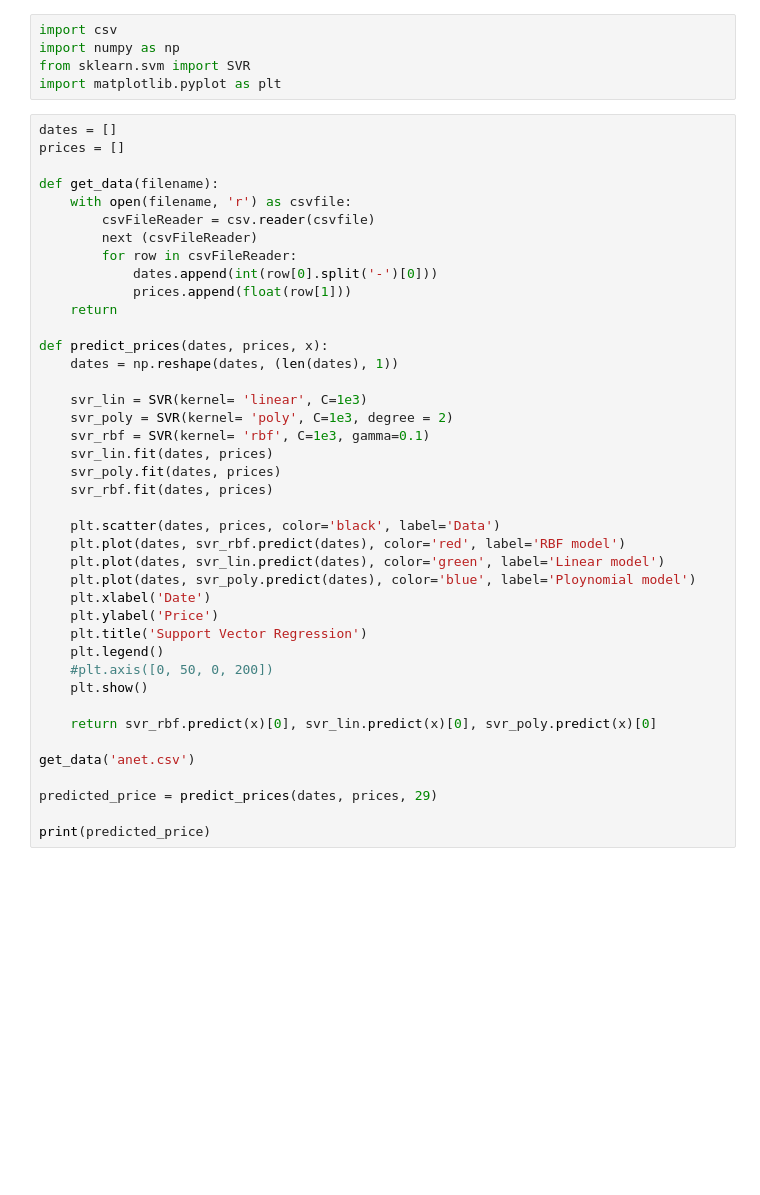
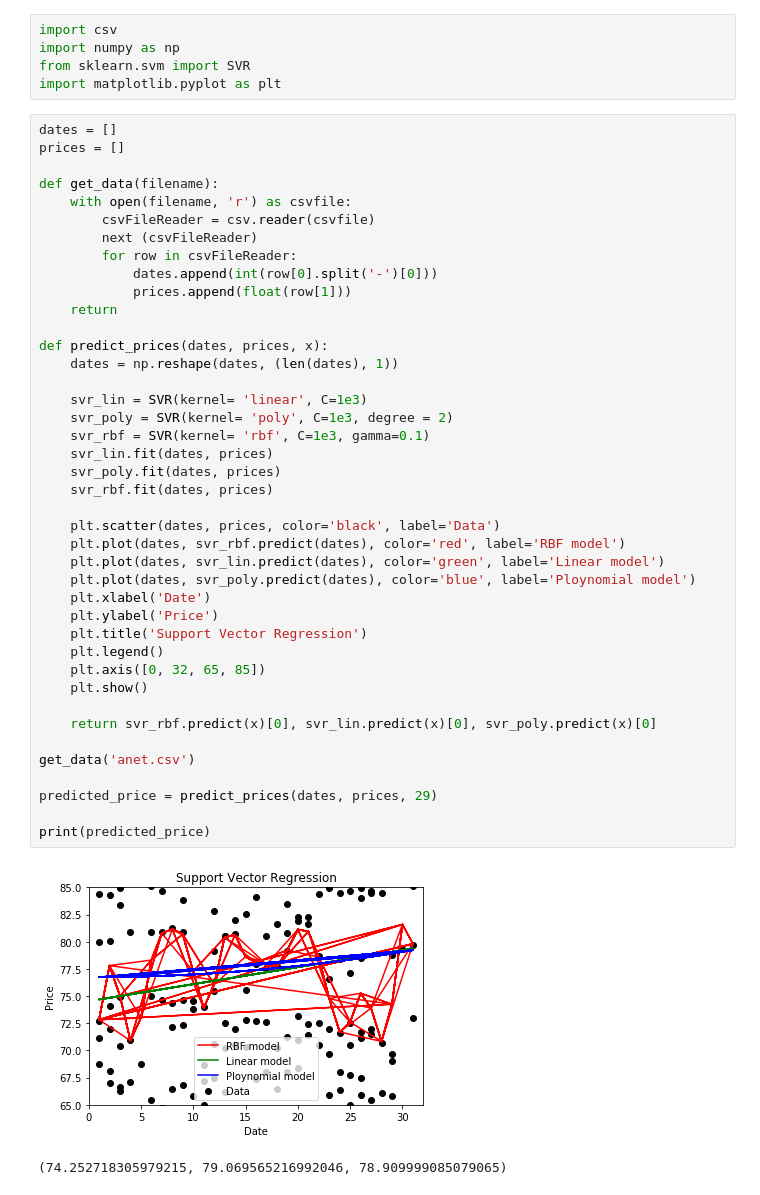
Before and after one commit to pcraman/LearnPython, a Jupyter notebook: Regression/PredictStockPrices.ipynb, the cells around one changed output. Cells and saved outputs as stored; diff of their text form; blank space fills up the shorter version.

```diff
--- a/Regression/PredictStockPrices.ipynb
+++ b/Regression/PredictStockPrices.ipynb
@@ -16,31 +16,34 @@ def get_data(filename):
             prices.append(float(row[1]))
     return
 
 def predict_prices(dates, prices, x):
     dates = np.reshape(dates, (len(dates), 1))
 
     svr_lin = SVR(kernel= 'linear', C=1e3)
     svr_poly = SVR(kernel= 'poly', C=1e3, degree = 2)
     svr_rbf = SVR(kernel= 'rbf', C=1e3, gamma=0.1)
     svr_lin.fit(dates, prices)
     svr_poly.fit(dates, prices)
     svr_rbf.fit(dates, prices)
 
     plt.scatter(dates, prices, color='black', label='Data')
     plt.plot(dates, svr_rbf.predict(dates), color='red', label='RBF model')
     plt.plot(dates, svr_lin.predict(dates), color='green', label='Linear model')
     plt.plot(dates, svr_poly.predict(dates), color='blue', label='Ploynomial model')
     plt.xlabel('Date')
     plt.ylabel('Price')
     plt.title('Support Vector Regression')
     plt.legend()
-    #plt.axis([0, 50, 0, 200])
+    plt.axis([0, 32, 65, 85])
     plt.show()
 
     return svr_rbf.predict(x)[0], svr_lin.predict(x)[0], svr_poly.predict(x)[0]
 
 get_data('anet.csv')
 
 predicted_price = predict_prices(dates, prices, 29)
 
 print(predicted_price)
+# %% [output]
+[figure, added]
+(74.252718305979215, 79.069565216992046, 78.909999085079065)
```
Also changed, not shown: 1 other file.
